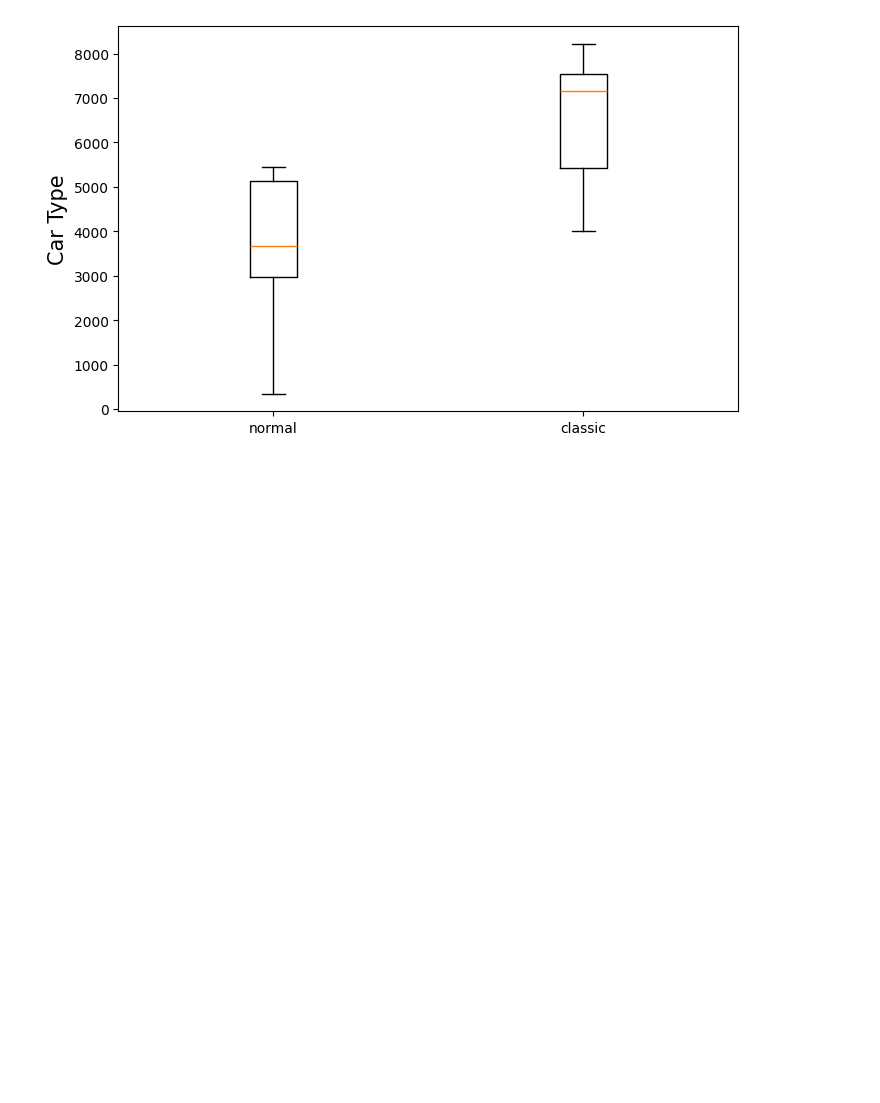
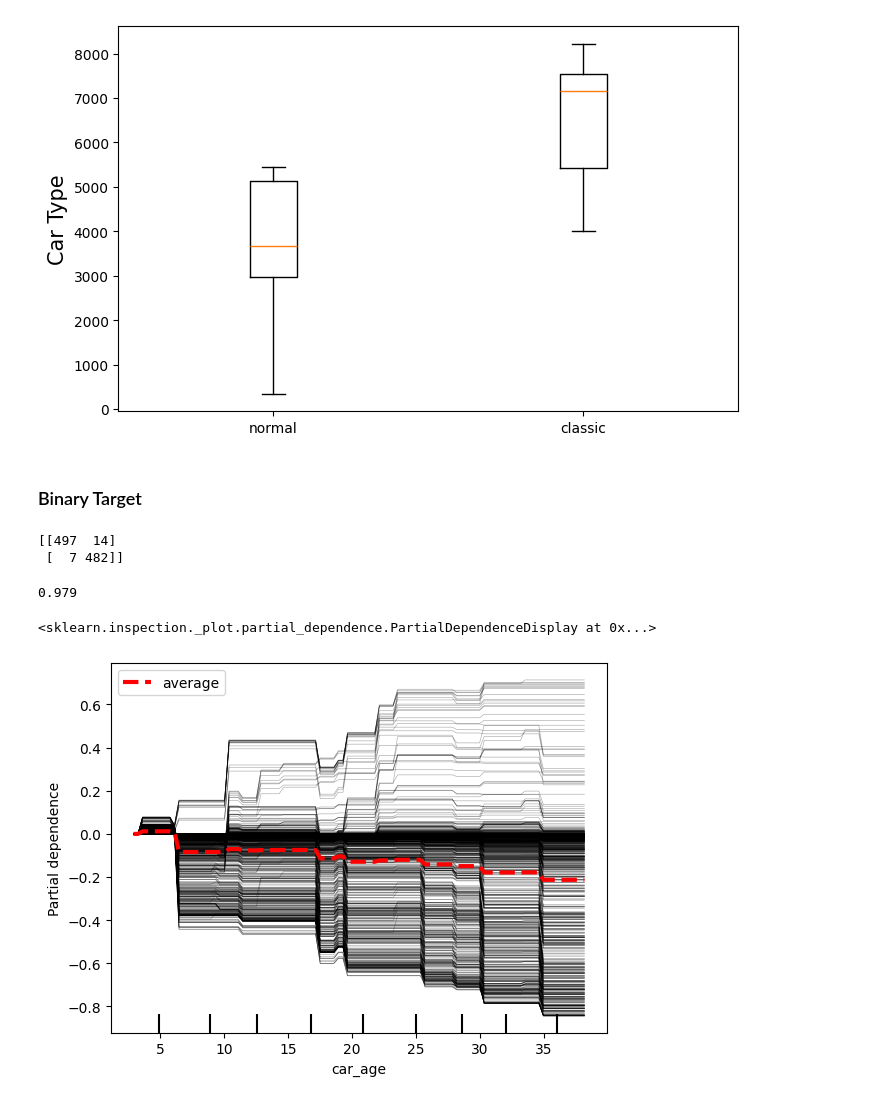
Before and after one commit to hAI-FA001/Explainable-AI-XAI, a Jupyter notebook: PDP/pdp.ipynb, the cells around one changed output. Cells and saved outputs as stored; diff of their text form; code cells hidden in the pictures; blank space fills up the shorter version.

Commit message:
PDP for Binary Target Variables

```diff
--- a/PDP/pdp.ipynb
+++ b/PDP/pdp.ipynb
@@ -126,3 +126,34 @@ plt.ylabel('Car Type', size=15)
 plt.show()
 # %% [output]
 [figure]
+# %% [markdown]
+### Binary Target
+# %%
+avg = np.mean(y)
+y_bin = [1 if yi > avg else 0 for yi in y]
+
+model_xgb = xgb.XGBClassifier(objective='binary:logistic', max_depth=2, n_estimators=100)
+model_xgb.fit(X, y_bin)
+
+preds_xgb = model_xgb.predict(X)
+
+print(confusion_matrix(y_bin, preds_xgb))
+accuracy_score(y_bin, preds_xgb)
+# %% [output]
+[[497  14]
+ [  7 482]]
+0.979
+# %%
+features = ['car_age']
+PartialDependenceDisplay.from_estimator(
+    model_xgb,
+    X,
+    features,
+    kind='both',
+    centered=True,
+    ice_lines_kw={'color':'black'},
+    pd_line_kw={'color':'red', 'lw':3, 'linestyle':'--'}
+)
+# %% [output]
+<sklearn.inspection._plot.partial_dependence.PartialDependenceDisplay at 0x...>
+[figure, added]
```
